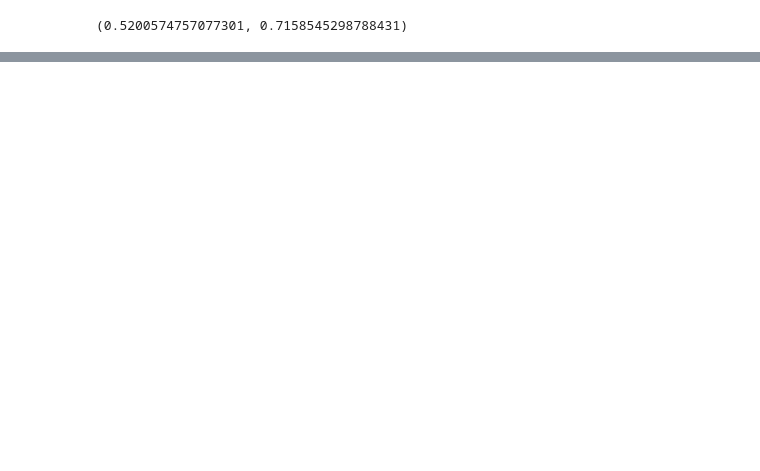
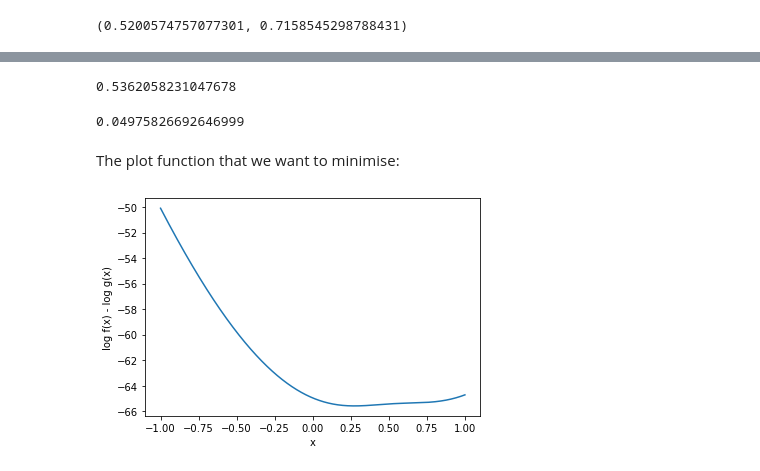
Before and after one commit to tyqiangz/Statistics, a Jupyter notebook: ST4234/Tutorial 7/Tutorial 7.ipynb, the cells around one changed output, grey strips where cells are left out. Cells and saved outputs as stored; diff of their text form; code cells hidden in the pictures; blank space fills up the shorter version.

```diff
--- a/ST4234/Tutorial 7/Tutorial 7.ipynb
+++ b/ST4234/Tutorial 7/Tutorial 7.ipynb
@@ -50,0 +98,3 @@ plt.show()
+# %%
+def log_g_correct(t, loc, scale):
+    return log(special.gamma(2.5)) - 0.5*log(4*pi*scale) - 2.5*log(1+ (t-loc)**2/(4*scale))
@@ -50,0 +107,21 @@ plt.show()
+# %%
+loc = minima.x[0]
+loc
+# %% [output]
+0.5362058231047678
+# %%
+scale = minima.hess_inv[0][0]
+scale
+# %% [output]
+0.04975826692646999
+# %% [markdown]
+The plot function that we want to minimise:
+# %%
+x = np.linspace(-1, 1, NUM_VARIATES)
+
+plt.plot(x, [-(log_pos_1a(i) - log_g_correct(i, loc=loc, scale=1*scale)) for i in x])
+plt.xlabel("x")
+plt.ylabel("log f(x) - log g(x)")
+plt.show()
+# %% [output]
+[figure, added]
```
Also changed, not shown: parts of 21 cells of this notebook.
